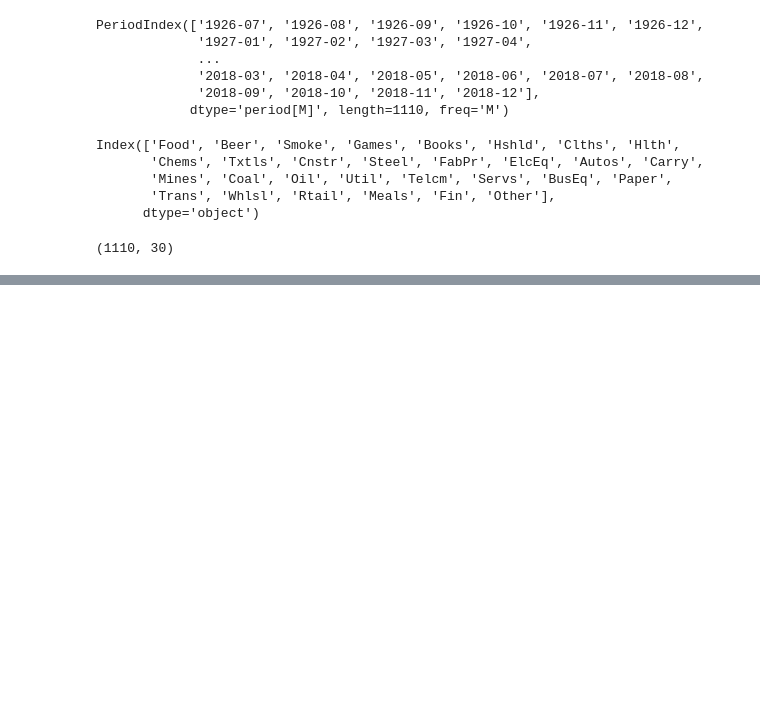
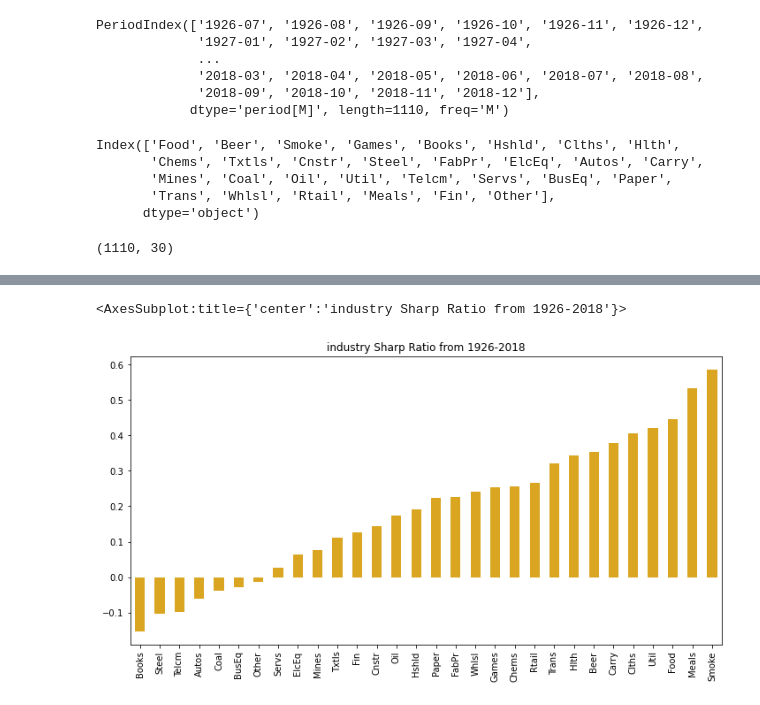
Before and after one commit to oxlupo/finance-courses, a Jupyter notebook: train/Efficient Fronitier.ipynb, the cells around one changed output, grey strips where cells are left out. Saved outputs shown, nothing was run; the diff lists cells and outputs as text; code cells hidden in the pictures; blank space fills up the shorter version.

```diff
--- a/train/Efficient Fronitier.ipynb
+++ b/train/Efficient Fronitier.ipynb
@@ -40,0 +74,7 @@ erk.get_ind_file
+# %%
+erk.sharpe_ratio(ind["2000":], risk_free_rate=0.03, periods_per_year=12).sort_values().plot.bar(title="industry Sharp Ratio from 1926-2018",
+                                                                                       color="goldenrod",
+                                                                                       figsize=(12,6))
+# %% [output]
+<AxesSubplot:title={'center':'industry Sharp Ratio from 1926-2018'}>
+[figure, added]
```
Also changed, not shown: parts of 9 cells of this notebook.
